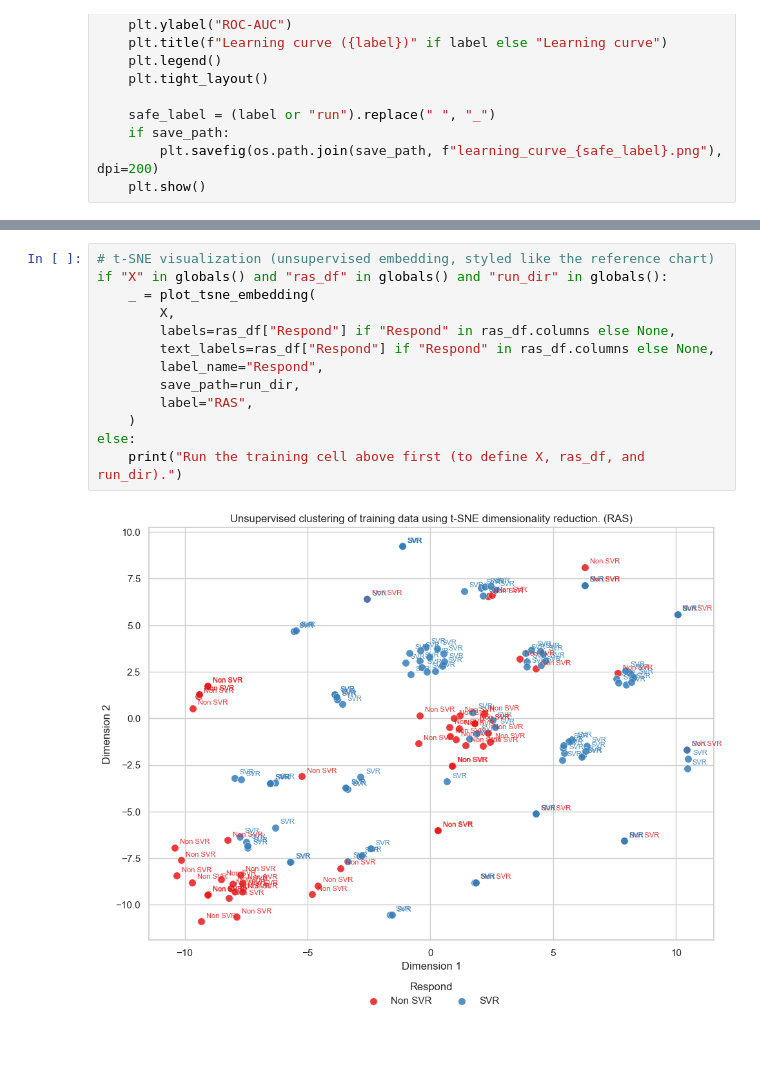
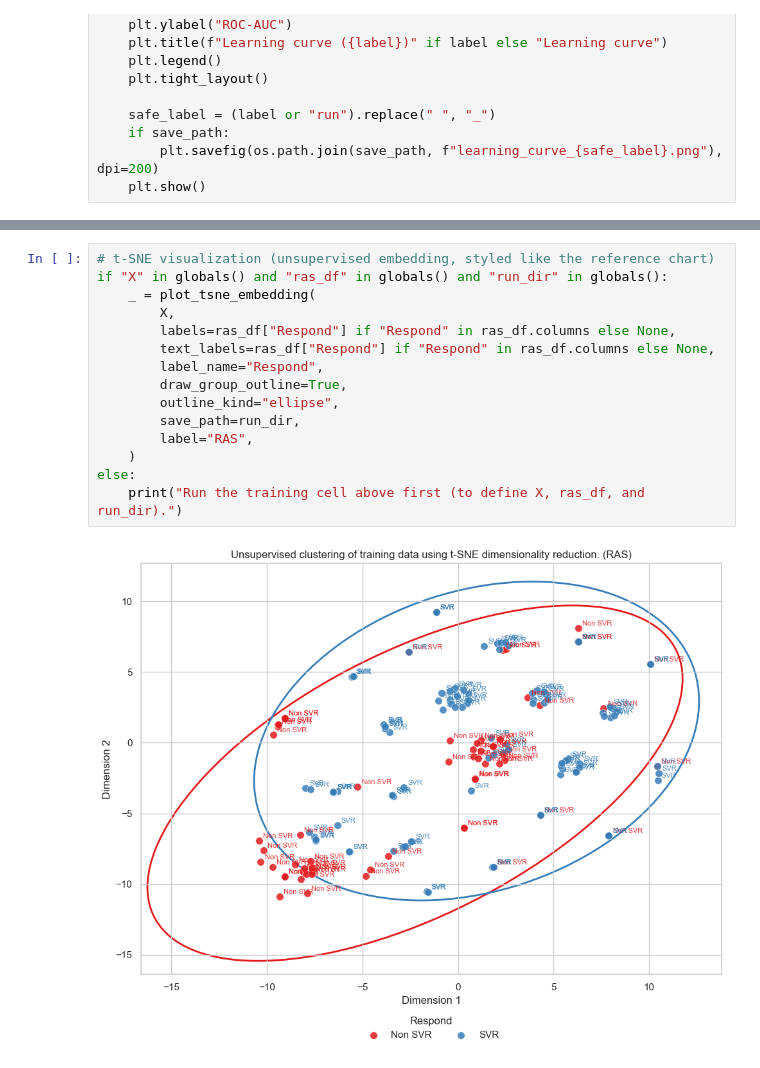
Before and after one commit to ZeroToH3ro/Predictive-Model-Advance, a Jupyter notebook: Predictive_model.ipynb, the cells around one changed output, grey strips where cells are left out. Drawn from its saved outputs; the diff is of its cells as text.

```diff
--- a/Predictive_model.ipynb
+++ b/Predictive_model.ipynb
@@ -849,15 +907,17 @@ def plot_tsne_embedding(
 # %%
 # t-SNE visualization (unsupervised embedding, styled like the reference chart)
 if "X" in globals() and "ras_df" in globals() and "run_dir" in globals():
     _ = plot_tsne_embedding(
         X,
         labels=ras_df["Respond"] if "Respond" in ras_df.columns else None,
         text_labels=ras_df["Respond"] if "Respond" in ras_df.columns else None,
         label_name="Respond",
+        draw_group_outline=True,
+        outline_kind="ellipse",
         save_path=run_dir,
         label="RAS",
     )
 else:
     print("Run the training cell above first (to define X, ras_df, and run_dir).")
 # %% [output]
-[figure, old version]
+[figure, new version]
```
Also changed, not shown: parts of 3 cells of this notebook.
